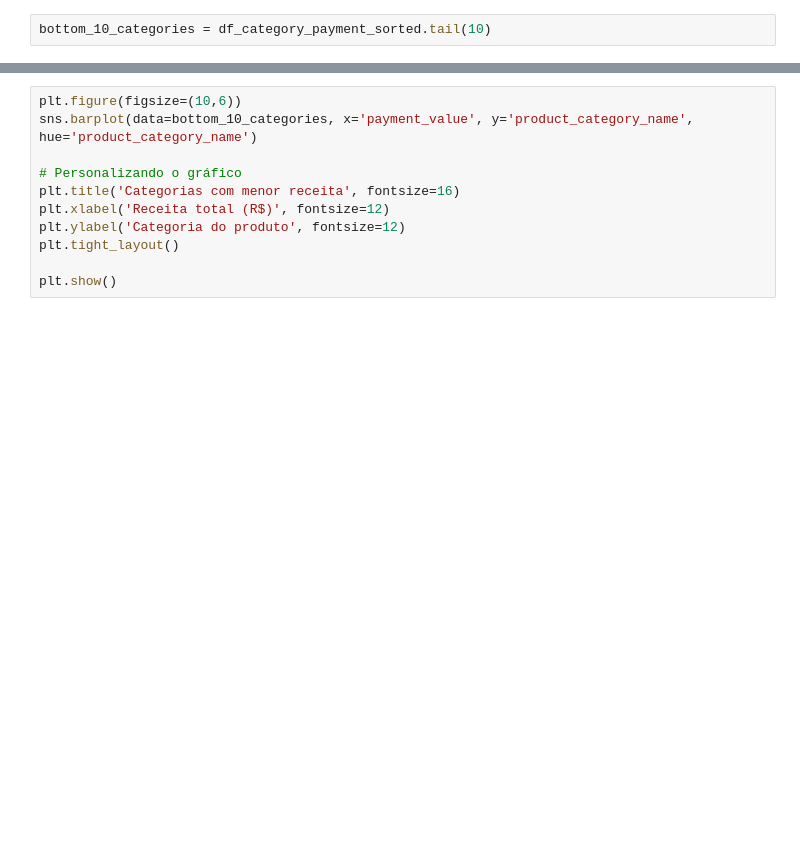
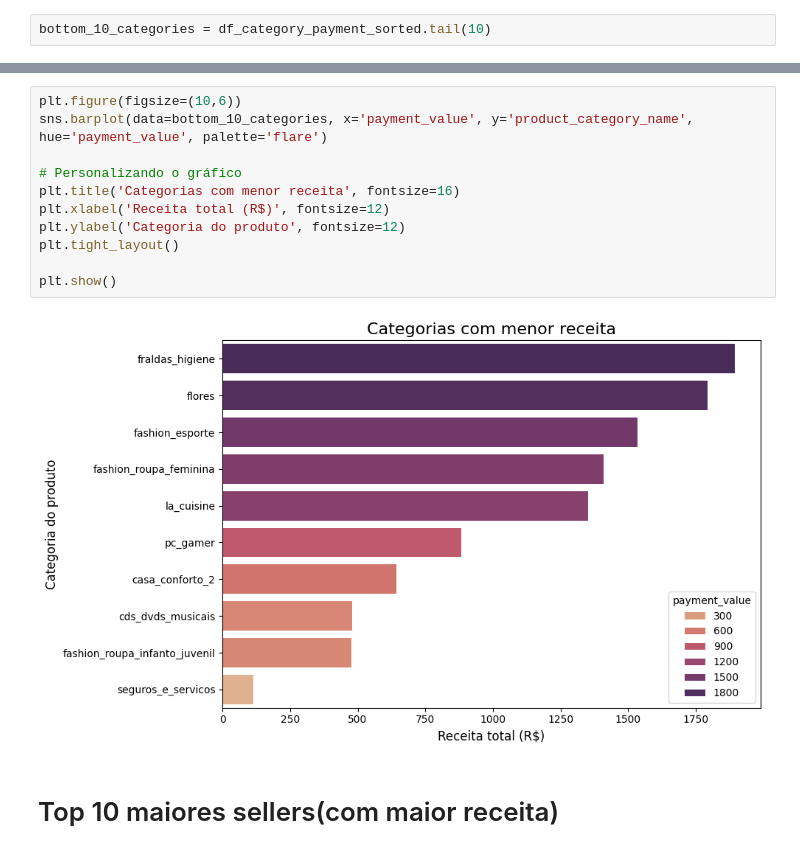
Before and after one commit to matsa0/desafio-sprint02-data-analysis, a Jupyter notebook: analise_exploratoria/analise_exploratoria.ipynb, the cells around one changed output, grey strips where cells are left out. Drawn from its saved outputs; the diff is of its cells as text; blank space fills up the shorter version.

```diff
--- a/analise_exploratoria/analise_exploratoria.ipynb
+++ b/analise_exploratoria/analise_exploratoria.ipynb
@@ -408,11 +620,15 @@ NameError: name 'top_10_categories' is not defined
 # %%
 plt.figure(figsize=(10,6))
-sns.barplot(data=bottom_10_categories, x='payment_value', y='product_category_name', hue='product_category_name')
+sns.barplot(data=bottom_10_categories, x='payment_value', y='product_category_name', hue='payment_value', palette='flare')
 
 # Personalizando o gráfico
 plt.title('Categorias com menor receita', fontsize=16)
 plt.xlabel('Receita total (R$)', fontsize=12)
 plt.ylabel('Categoria do produto', fontsize=12)
 plt.tight_layout()
 
 plt.show()
+# %% [output]
+[figure, added]
+# %% [markdown]
+# Top 10 maiores sellers(com maior receita)
```
Also changed, not shown: parts of 92 cells of this notebook.
